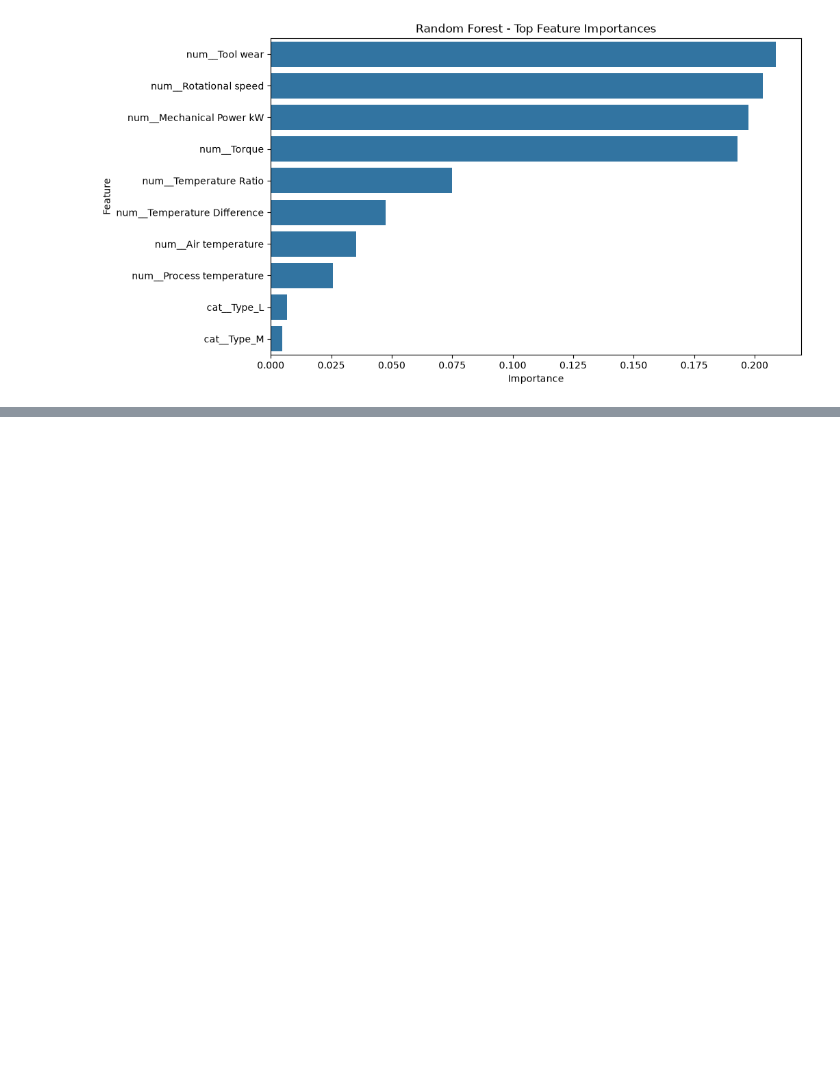
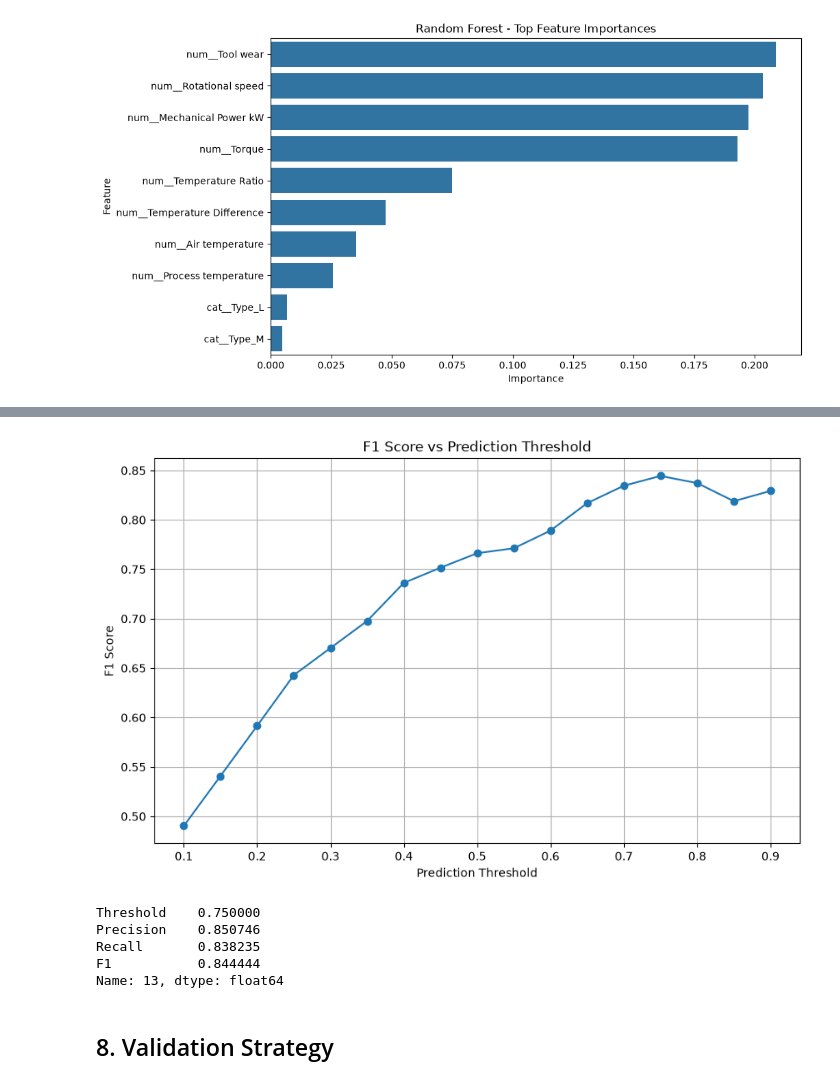
Before and after one commit to ankith0921/Industrial-predictive-maintenance, a Jupyter notebook: notebooks/01_dataset_exploration.ipynb, the cells around one changed output, grey strips where cells are left out. Saved outputs shown, nothing was run; the diff lists cells and outputs as text; code cells hidden in the pictures; blank space fills up the shorter version.

```diff
--- a/notebooks/01_dataset_exploration.ipynb
+++ b/notebooks/01_dataset_exploration.ipynb
@@ -882,0 +900,21 @@ plt.show()
+# %%
+xgb_model = Pipeline(
+    steps=[
+        ("preprocessor", preprocessor),
+        (
+            "classifier",
+            XGBClassifier(
+                n_estimators=300,
+                max_depth=4,
+                learning_rate=0.05,
+                subsample=0.8,
+                colsample_bytree=0.8,
+                scale_pos_weight=scale_pos_weight,
+                objective="binary:logistic",
+                eval_metric="logloss",
+                random_state=42,
+                n_jobs=-1
+            )
+        )
+    ]
+)
@@ -882,0 +1146,31 @@ plt.show()
+# %%
+plt.figure(figsize=(10, 6))
+
+plt.plot(
+    threshold_df["Threshold"],
+    threshold_df["F1"],
+    marker="o"
+)
+
+plt.xlabel("Prediction Threshold")
+plt.ylabel("F1 Score")
+plt.title("F1 Score vs Prediction Threshold")
+plt.grid(True)
+
+plt.show()
+# %% [output]
+[figure, added]
+# %%
+best_threshold_row = threshold_df.loc[
+    threshold_df["F1"].idxmax()
+]
+
+best_threshold_row
+# %% [output]
+Threshold    0.750000
+Precision    0.850746
+Recall       0.838235
+F1           0.844444
+Name: 13, dtype: float64
+# %% [markdown]
+## 8. Validation Strategy
```
Also changed, not shown: parts of 15 cells of this notebook.
